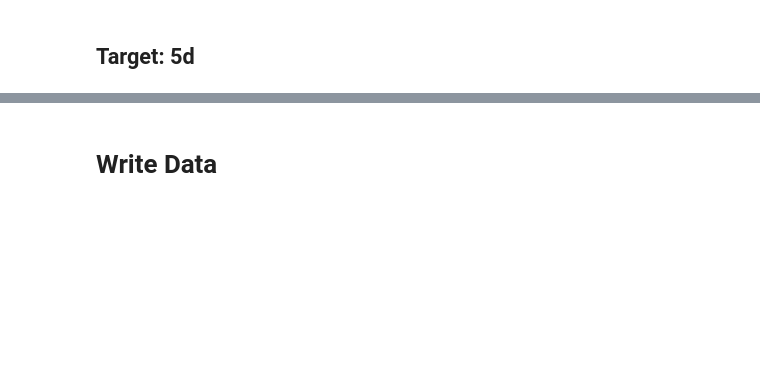
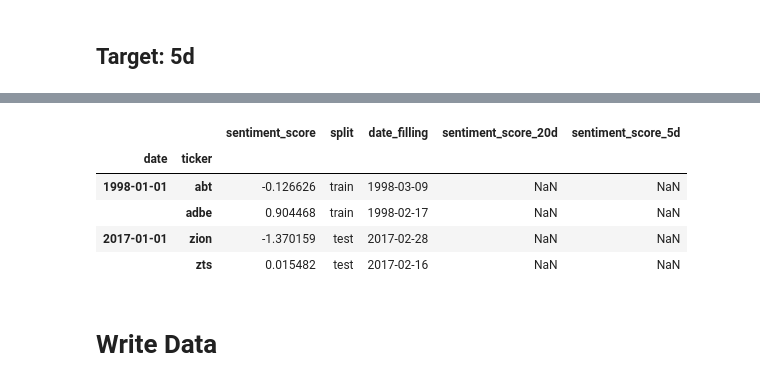
Before and after one commit to manualrg/dslab-ai-for-trading, a Jupyter notebook: notebooks/05_nlp_quant/03_10ksent_mlsent.ipynb, the cells around one changed output, grey strips where cells are left out. Drawn from its saved outputs; the diff is of its cells as text; code cells hidden in the pictures; blank space fills up the shorter version.

```diff
--- a/notebooks/05_nlp_quant/03_10ksent_mlsent.ipynb
+++ b/notebooks/05_nlp_quant/03_10ksent_mlsent.ipynb
@@ -869,0 +885,7 @@ pd.DataFrame(res_logreg_5d_cv1.cv_results_).filter(regex='(params|auc|mean_test_
+# %%
+date_idx = date_filling.reset_index().set_index(['date_filling', 'ticker'])
+preds_5d = preds_5d.merge(date_idx, on=['date_filling', 'ticker'])
+preds_5d['sector_code'] = preds_5d['sector_code'].fillna(-1)
+preds_5d['sector'] = preds_5d['sector'].fillna("No sector")
+
+pd.concat([preds_5d.head(2), preds_5d.tail(2)], axis=0)
@@ -869,0 +904,6 @@ pd.DataFrame(res_logreg_5d_cv1.cv_results_).filter(regex='(params|auc|mean_test_
+# %%
+preds_20d = preds_20d.merge(date_idx, on=['date_filling', 'ticker'])
+preds_20d['sector_code'] = preds_20d['sector_code'].fillna(-1)
+preds_20d['sector'] = preds_20d['sector'].fillna("No sector")
+
+pd.concat([preds_20d.head(2), preds_20d.tail(2)], axis=0)
@@ -869,0 +917,5 @@ pd.DataFrame(res_logreg_5d_cv1.cv_results_).filter(regex='(params|auc|mean_test_
+# %%
+sent_alphas_5d = bow_sent.compute_sentiment_alpha_factor(sent_scores=preds_5d, date_col='date', sector_col='sector_code', score_col='sentiment_score').\
+    to_frame().add_suffix('_5d')
+
+pd.concat([sent_alphas_5d.head(2), sent_alphas_5d.tail(2)], axis=0)
@@ -869,0 +929,5 @@ pd.DataFrame(res_logreg_5d_cv1.cv_results_).filter(regex='(params|auc|mean_test_
+# %%
+sent_alphas_20d = bow_sent.compute_sentiment_alpha_factor(sent_scores=preds_20d, date_col='date', sector_col='sector_code', score_col='sentiment_score').\
+    to_frame().add_suffix('_20d')
+
+pd.concat([sent_alphas_20d.head(2), sent_alphas_20d.tail(2)], axis=0)
@@ -870,3 +958,15 @@ pd.DataFrame(res_logreg_5d_cv1.cv_results_).filter(regex='(params|auc|mean_test_
+# %%
+sent_alphas_20d_5d = sent_alphas_20d.join(sent_alphas_5d).join(date_idx).reset_index().set_index(['date', 'ticker'])
+sent_alphas = sent_alphas.join(sent_alphas_20d_5d.drop(columns='date_filling'), how='left')
+
+pd.concat([sent_alphas.head(2), sent_alphas.tail(2)], axis=0)
+# %% [output]
+|  |  | sentiment_score | split | date_filling | sentiment_score_20d | sentiment_score_5d |
+| date | ticker |  |  |  |  |  |
+| 1998-01-01 | abt | -0.126626 | train | 1998-03-09 | NaN | NaN |
+|  | adbe | 0.904468 | train | 1998-02-17 | NaN | NaN |
+| 2017-01-01 | zion | -1.370159 | test | 2017-02-28 | NaN | NaN |
+|  | zts | 0.015482 | test | 2017-02-16 | NaN | NaN |
 # %% [markdown]
 # Write Data
 # %%
```
Also changed, not shown: parts of 19 cells of this notebook.
